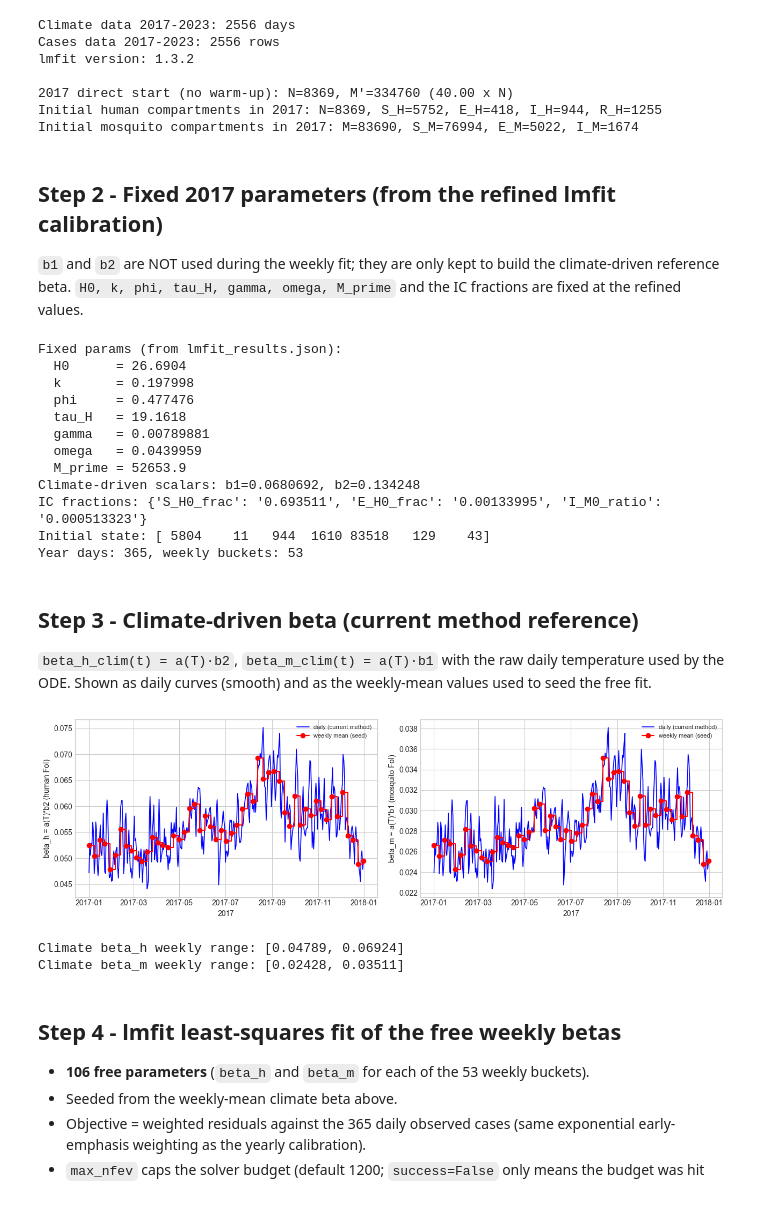
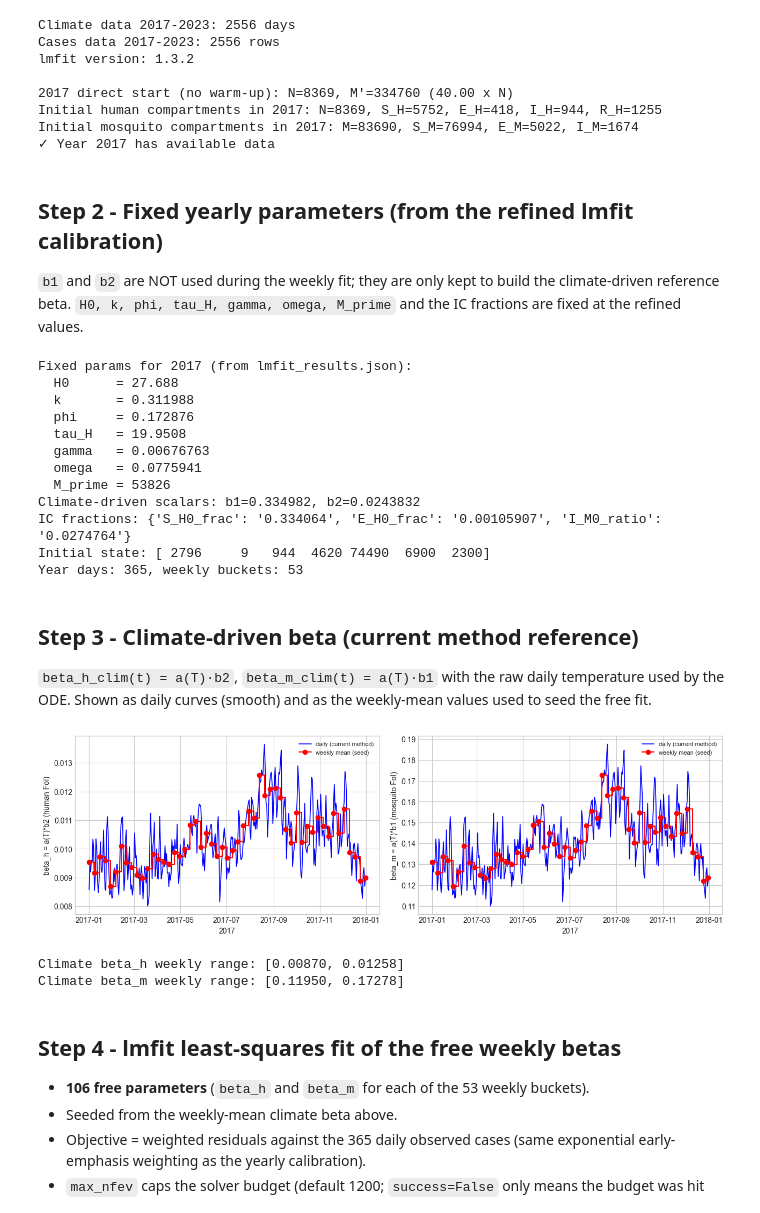
Before and after one commit to RaphaLevy/Study_on_malaria_dynamics_v2, a Jupyter notebook: models/seirs_sei/lmfit_optimization/Weekly_Beta_Calibration.ipynb, the cells around one changed output. Cells and saved outputs as stored; diff of their text form; code cells hidden in the pictures.

```diff
--- a/models/seirs_sei/lmfit_optimization/Weekly_Beta_Calibration.ipynb
+++ b/models/seirs_sei/lmfit_optimization/Weekly_Beta_Calibration.ipynb
@@ -29,6 +31,29 @@ import warnings
 import numpy as np
 import pandas as pd
 warnings.filterwarnings('ignore')
+
+# ---------------------------------------------------------------------------
+# Year Configuration
+# ---------------------------------------------------------------------------
+# Set the year you want to analyze (must have available data)
+YEAR = 2017  # Change this to any year with available data (e.g., 2018, 2019, etc.)
+
+# Validate year has data
+try:
+    obs = observed_for_year(YEAR)
+    if len(obs) == 0:
+        raise ValueError(f"No case data for year {YEAR}")
+    start = f"{YEAR}-01-01"
+    end = f"{YEAR}-12-31"
+    clim = climate_data[
+        (climate_data["date"] >= start) & (climate_data["date"] <= end)
+    ]
+    if len(clim) == 0:
+        raise ValueError(f"No climate data for year {YEAR}")
+    print(f"✓ Year {YEAR} has available data")
+except Exception as e:
+    print(f"✗ Error: {e}")
+    print(f"Available years: {sorted(rural_cases_df['date'].dt.year.unique())}")
 # %% [output]
 Climate data 2017-2023: 2556 days
 Cases data 2017-2023: 2556 rows
@@ -37,33 +62,34 @@ lmfit version: 1.3.2
 2017 direct start (no warm-up): N=8369, M'=334760 (40.00 x N)
 Initial human compartments in 2017: N=8369, S_H=5752, E_H=418, I_H=944, R_H=1255
 Initial mosquito compartments in 2017: M=83690, S_M=76994, E_M=5022, I_M=1674
+✓ Year 2017 has available data
 # %% [markdown]
-## Step 2 - Fixed 2017 parameters (from the refined lmfit calibration)
+## Step 2 - Fixed yearly parameters (from the refined lmfit calibration)
 
 `b1` and `b2` are NOT used during the weekly fit; they are only kept to build the
 climate-driven reference beta. `H0, k, phi, tau_H, gamma, omega, M_prime` and the
 IC fractions are fixed at the refined values.
 # %%
-fixed, state0, fracs, b1, b2 = load_refined_2017()
-print('Fixed params (from lmfit_results.json):')
+fixed, state0, fracs, b1, b2 = load_refined_params(YEAR)
+print(f'Fixed params for {YEAR} (from lmfit_results.json):')
 for k, v in fixed.items():
     print(f'  {k:<8}= {v:.6g}')
 print(f'Climate-driven scalars: b1={b1:.6g}, b2={b2:.6g}')
 print('IC fractions:', {k: f'{v:.6g}' for k, v in fracs.items()})
 print('Initial state:', state0)
-print(f'Year days: {days_in_year(2017)}, weekly buckets: {n_weeks_in_year(2017)}')
+print(f'Year days: {days_in_year(YEAR)}, weekly buckets: {n_weeks_in_year(YEAR)}')
 # %% [output]
-Fixed params (from lmfit_results.json):
-  H0      = 26.6904
-  k       = 0.197998
-  phi     = 0.477476
-  tau_H   = 19.1618
-  gamma   = 0.00789881
-  omega   = 0.0439959
-  M_prime = 52653.9
-Climate-driven scalars: b1=0.0680692, b2=0.134248
-IC fractions: {'S_H0_frac': '0.693511', 'E_H0_frac': '0.00133995', 'I_M0_ratio': '0.000513323'}
-Initial state: [ 5804    11   944  1610 83518   129    43]
+Fixed params for 2017 (from lmfit_results.json):
+  H0      = 27.688
+  k       = 0.311988
+  phi     = 0.172876
+  tau_H   = 19.9508
+  gamma   = 0.00676763
+  omega   = 0.0775941
+  M_prime = 53826
+Climate-driven scalars: b1=0.334982, b2=0.0243832
+IC fractions: {'S_H0_frac': '0.334064', 'E_H0_frac': '0.00105907', 'I_M0_ratio': '0.0274764'}
+Initial state: [ 2796     9   944  4620 74490  6900  2300]
 Year days: 365, weekly buckets: 53
 # %% [markdown]
 ## Step 3 - Climate-driven beta (current method reference)
@@ -72,30 +98,30 @@ Year days: 365, weekly buckets: 53
 temperature used by the ODE. Shown as daily curves (smooth) and as the
 weekly-mean values used to seed the free fit.
 # %%
-nw = n_weeks_in_year(2017)
-bh_daily, bm_daily = climate_beta_daily(2017, b1, b2)
-bh_week, bm_week = climate_beta_weekly(2017, b1, b2, nw)
-dates_2017 = observed_for_year(2017)['date']
-week_starts = dates_2017[::7][:nw]
+nw = n_weeks_in_year(YEAR)
+bh_daily, bm_daily = climate_beta_daily(YEAR, b1, b2)
+bh_week, bm_week = climate_beta_weekly(YEAR, b1, b2, nw)
+dates_year = observed_for_year(YEAR)['date']
+week_starts = dates_year[::7][:nw]
 
 fig, axes = plt.subplots(1, 2, figsize=(13, 4))
 for ax, ylab, d, w in [
     (axes[0], 'beta_h = a(T)*b2 (human FoI)', bh_daily, bh_week),
     (axes[1], 'beta_m = a(T)*b1 (mosquito FoI)', bm_daily, bm_week),
 ]:
-    ax.plot(dates_2017, d, 'b-', lw=1.2, label='daily (current method)')
+    ax.plot(dates_year, d, 'b-', lw=1.2, label='daily (current method)')
     ax.step(week_starts, w, 'r-o', where='post', label='weekly mean (seed)')
     ax.set_ylabel(ylab)
-    ax.set_xlabel('2017')
+    ax.set_xlabel(str(YEAR))
     ax.legend(fontsize=8)
 plt.tight_layout()
 plt.show()
 print(f'Climate beta_h weekly range: [{bh_week.min():.5f}, {bh_week.max():.5f}]')
 print(f'Climate beta_m weekly range: [{bm_week.min():.5f}, {bm_week.max():.5f}]')
 # %% [output]
-[figure, old version]
+[figure, new version]
-Climate beta_h weekly range: [0.04789, 0.06924]
-Climate beta_m weekly range: [0.02428, 0.03511]
+Climate beta_h weekly range: [0.00870, 0.01258]
+Climate beta_m weekly range: [0.11950, 0.17278]
 # %% [markdown]
 ## Step 4 - lmfit least-squares fit of the free weekly betas
 
```
Also changed, not shown: parts of 13 cells of this notebook, 3 other files.
